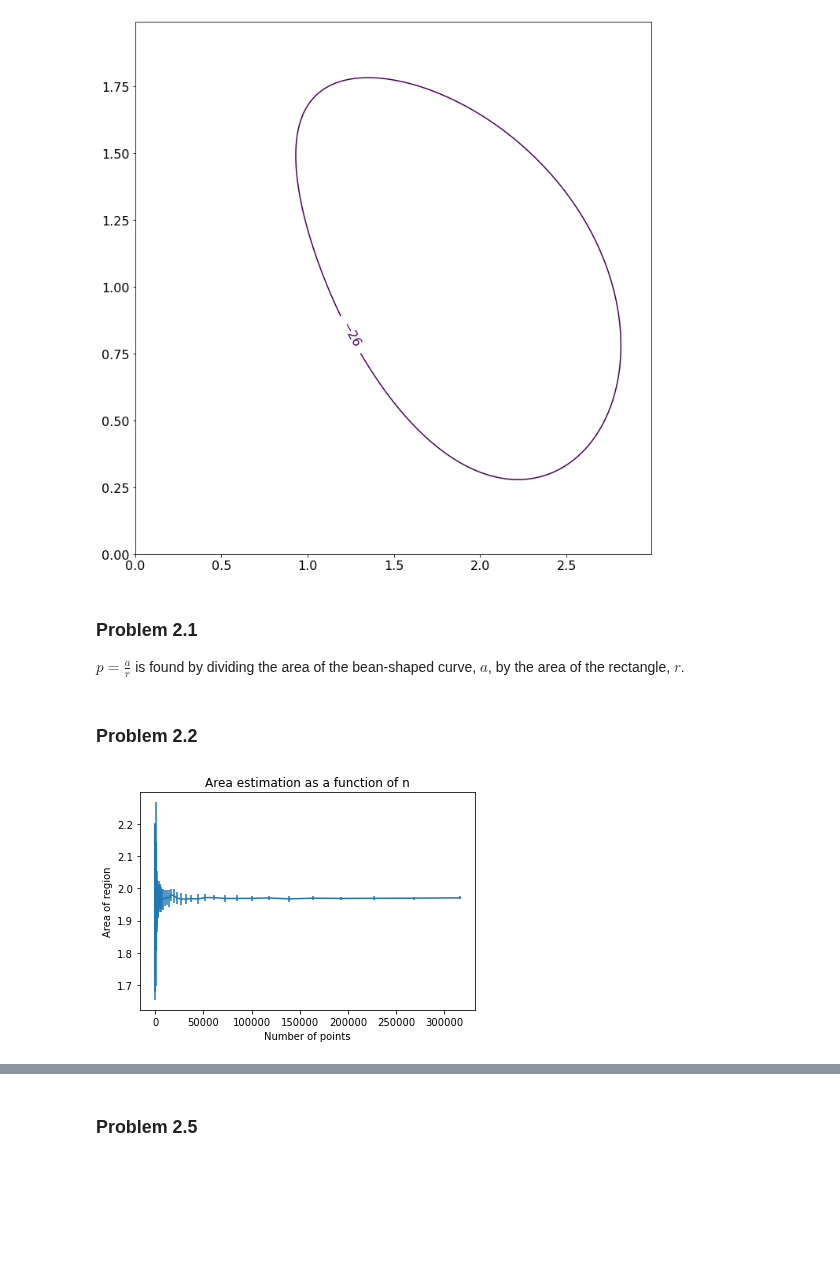
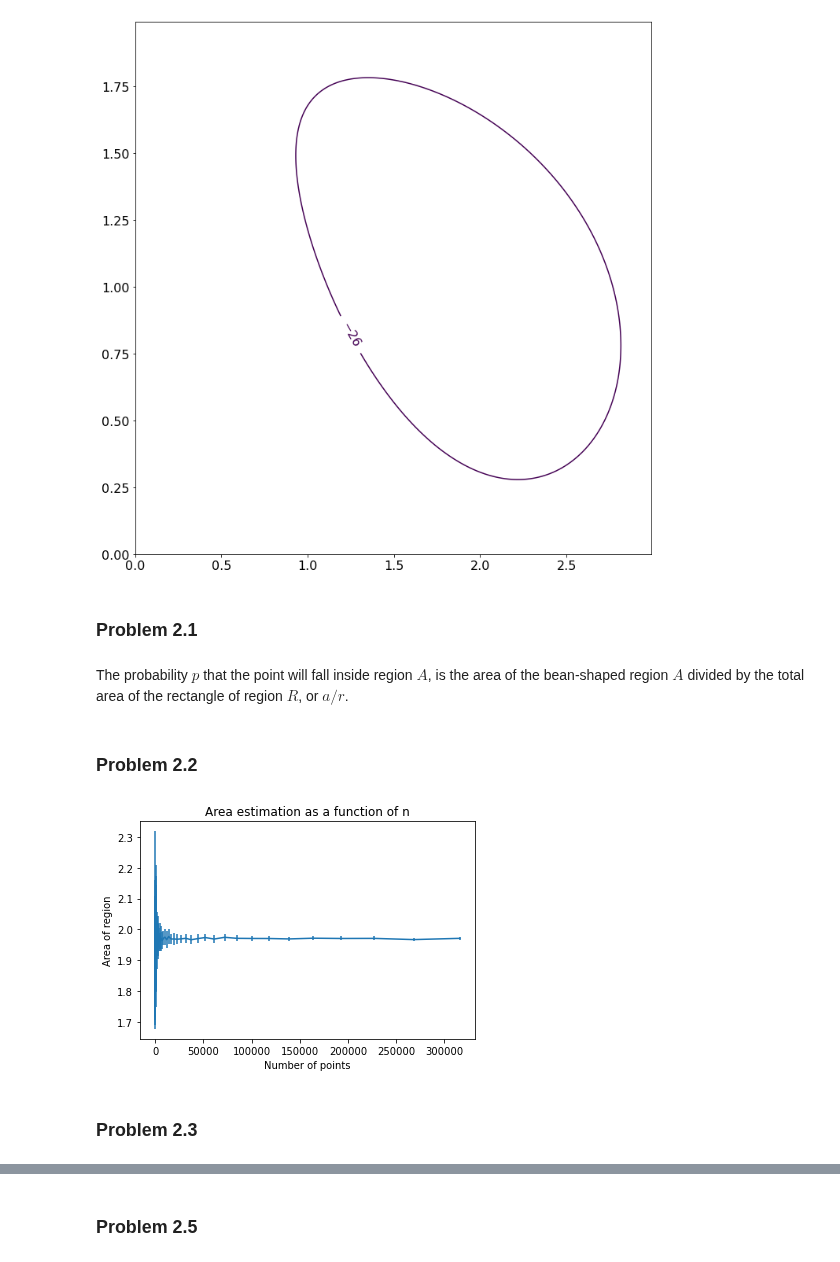
Before and after one commit to matteo8p/cs370, a Jupyter notebook: homework_0/homework00.ipynb, the cells around one changed output, grey strips where cells are left out. Cells and saved outputs as stored; diff of their text form; code cells hidden in the pictures; blank space fills up the shorter version.

```diff
--- a/homework_0/homework00.ipynb
+++ b/homework_0/homework00.ipynb
@@ -201,45 +201,49 @@ From here, we get our shifted values with the function $(-1,0) + \alpha * (\frac
 draw_contours(f, x_range=(0.,3),y_range=(0.,2.),levels=(-26,))
 # %% [output]
 [figure]
+# %% [markdown]
+### Problem 2.1
 # %% [markdown]
-### Problem 2.1
-$p = \frac{a}{r}$ is found by dividing the area of the bean-shaped curve, $a$, by the area of the rectangle, $r$.
+The probability $p$ that the point will fall inside region $A$, is the area of the bean-shaped region $A$ divided by the total area of the rectangle of region $R$, or $a/r$.
 # %% [markdown]
 ### Problem 2.2
 # %%
 rng = np.random.default_rng()
 
+# function to plot results
 def plot_results(x, y, err):
     plt.figure()
     plt.errorbar(x, y, yerr=err)
     plt.xlabel("Number of points")
     plt.ylabel("Area of region")
     plt.title("Area estimation as a function of n")
 
 def calculate_summary(ns, reps, x_min, x_max, y_min, y_max, area):
     # area < -26 (established local min in previous question)
     # traversing through increasing values of n points
-    rng = np.random.default_rng()
     mean = []
     sd = []
     for n in ns:
         x, y = rng.random((n, reps)), rng.random((n, reps))
+        # scaling and shifting for given dimensions
         xf = x_min + (x*x_max)
         yf = y_min + (y*y_max)
         combine = np.stack((xf, yf), axis=0)
         values = f(combine)
 
         num = (values < area).sum(axis=0) # sum across all columns (total of reps times)
         probability = num/n
 
         mean = np.append(mean, np.mean(np.multiply(probability, 6)))
         sd = np.append(sd, np.std(np.multiply(probability, 6)))
 
     return mean, sd
 
 logspace = np.logspace(2, 5.5, 50, dtype=int)
 values = calculate_summary(logspace, 30, 0, 3, 0, 2, -26)
 plot_results(logspace, values[0], values[1])
 # %% [output]
-[figure, old version]
+[figure, new version]
+# %% [markdown]
+### Problem 2.3
 # %% [markdown]
```
Also changed, not shown: parts of 5 cells of this notebook.
